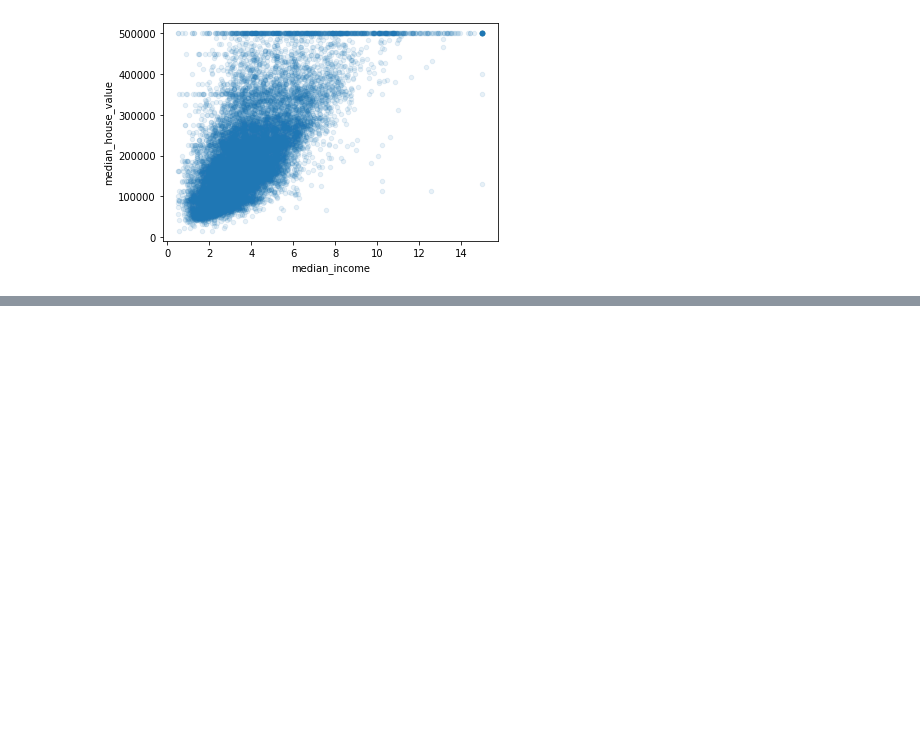
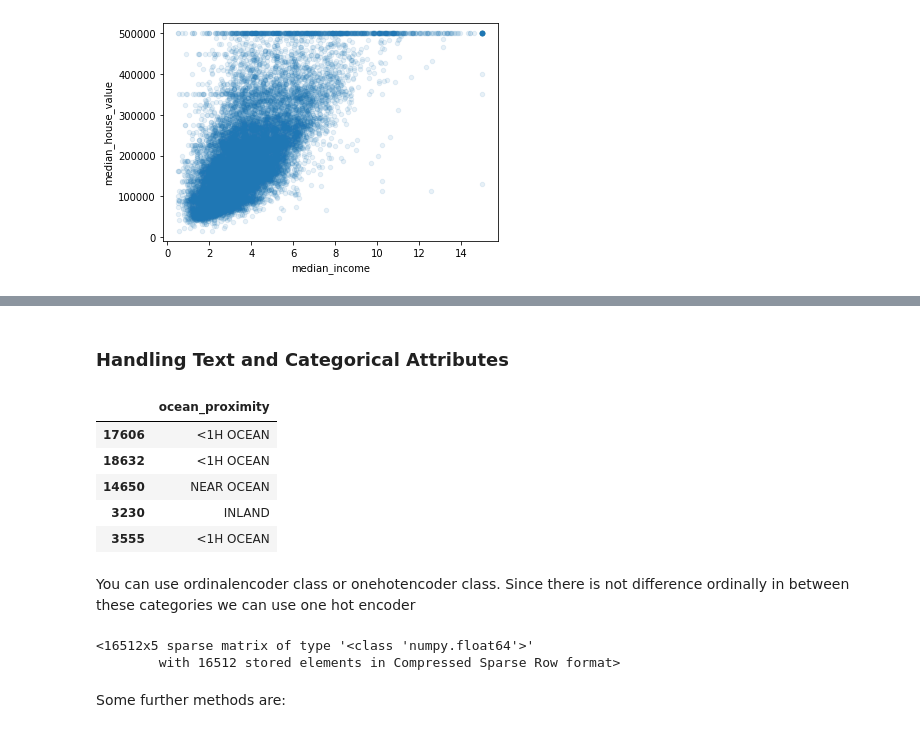
Before and after one commit to iboraham/ds-class-notes, a Jupyter notebook: hands-on-ml2/notebooks/ch2-housing.ipynb, the cells around one changed output, grey strips where cells are left out. Cells and saved outputs as stored; diff of their text form; code cells hidden in the pictures; blank space fills up the shorter version.

```diff
--- a/hands-on-ml2/notebooks/ch2-housing.ipynb
+++ b/hands-on-ml2/notebooks/ch2-housing.ipynb
@@ -168,0 +199,3 @@ housing.plot(kind='scatter',x='median_income',y='median_house_value',alpha=.1)
+# %%
+housing = strat_train_set.drop("median_house_value", axis=1)
+housing_labels = strat_train_set["median_house_value"].copy()
@@ -168,0 +231,26 @@ housing.plot(kind='scatter',x='median_income',y='median_house_value',alpha=.1)
+# %% [markdown]
+### Handling Text and Categorical Attributes
+# %%
+housing_cat = housing[['ocean_proximity']]
+housing_cat.head()
+# %% [output]
+|  | ocean_proximity |
+| 17606 | <1H OCEAN |
+| 18632 | <1H OCEAN |
+| 14650 | NEAR OCEAN |
+| 3230 | INLAND |
+| 3555 | <1H OCEAN |
+# %% [markdown]
+You can use ordinalencoder class or onehotencoder class.
+Since there is not difference ordinally in between these categories we can use one hot encoder
+# %%
+from sklearn.preprocessing import OneHotEncoder
+
+encoder=OneHotEncoder()
+housing_cat1hot=encoder.fit_transform(housing_cat)
+housing_cat1hot
+# %% [output]
+<16512x5 sparse matrix of type '<class 'numpy.float64'>'
+        with 16512 stored elements in Compressed Sparse Row format>
+# %% [markdown]
+Some further methods are:
```
Also changed, not shown: parts of 44 cells of this notebook, 1 other file.
